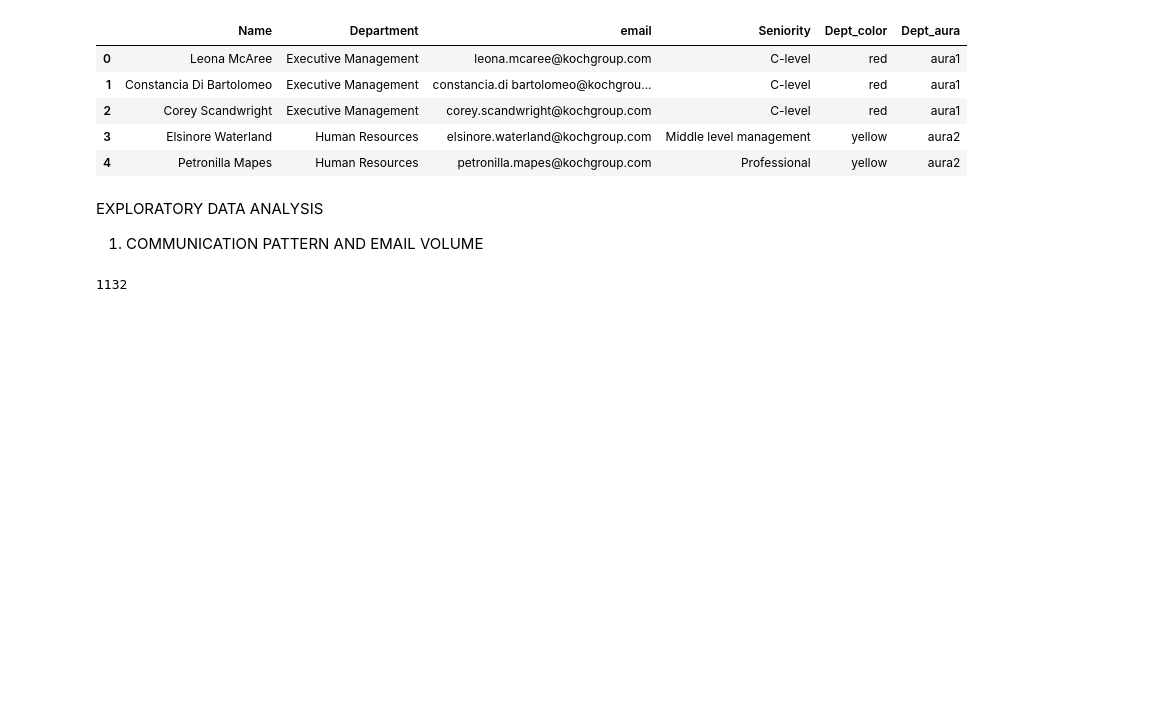
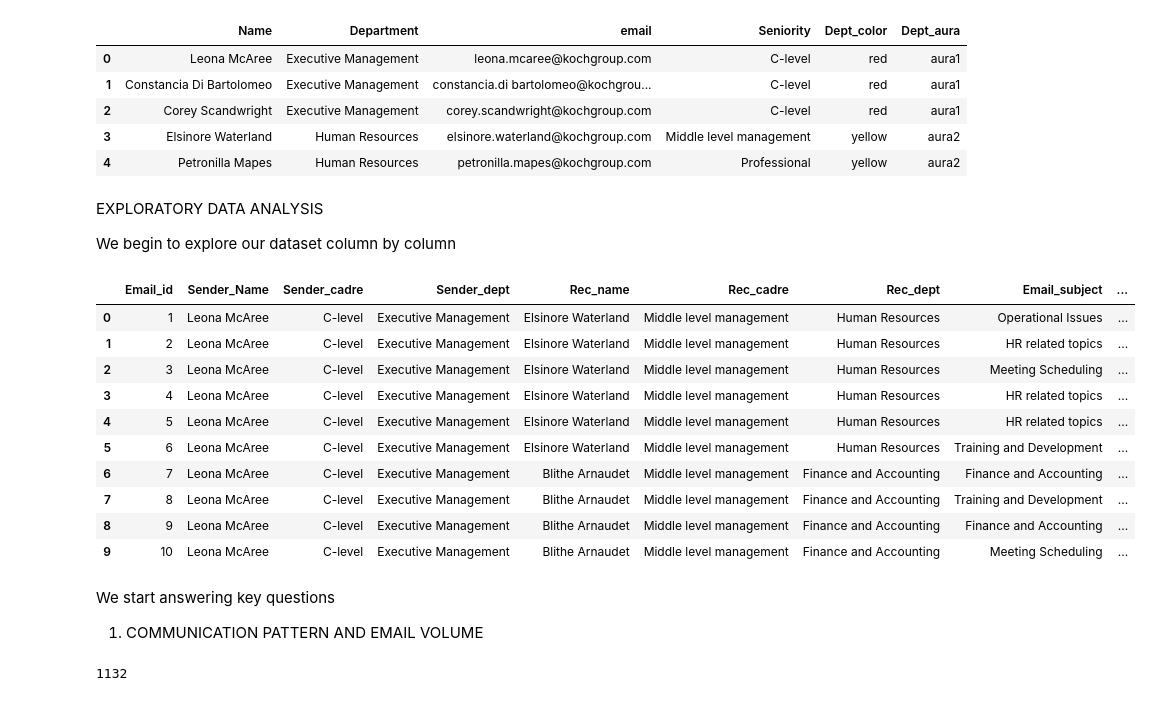
Before and after one commit to djibril968/Python_projects, a Jupyter notebook: Onyx_email_analysis.ipynb, the cells around one changed output. Drawn from its saved outputs; the diff is of its cells as text; code cells hidden in the pictures; blank space fills up the shorter version.

```diff
--- a/Onyx_email_analysis.ipynb
+++ b/Onyx_email_analysis.ipynb
@@ -184,9 +184,26 @@ Email_dim.head()
 | 2 | Corey Scandwright | Executive Management | corey.scandwright@kochgroup.com | C-level | red | aura1 |
 | 3 | Elsinore Waterland | Human Resources | elsinore.waterland@kochgroup.com | Middle level management | yellow | aura2 |
 | 4 | Petronilla Mapes | Human Resources | petronilla.mapes@kochgroup.com | Professional | yellow | aura2 |
+# %% [markdown]
+EXPLORATORY DATA ANALYSIS
+
+We begin to explore our dataset column by column
+# %%
+Email_fact_data.head(10)
+# %% [output]
+|  | Email_id | Sender_Name | Sender_cadre | Sender_dept | Rec_name | Rec_cadre | Rec_dept | Email_subject | ... |
+| 0 | 1 | Leona McAree | C-level | Executive Management | Elsinore Waterland | Middle level management | Human Resources | Operational Issues | ... |
+| 1 | 2 | Leona McAree | C-level | Executive Management | Elsinore Waterland | Middle level management | Human Resources | HR related topics | ... |
+| 2 | 3 | Leona McAree | C-level | Executive Management | Elsinore Waterland | Middle level management | Human Resources | Meeting Scheduling | ... |
+| 3 | 4 | Leona McAree | C-level | Executive Management | Elsinore Waterland | Middle level management | Human Resources | HR related topics | ... |
+| 4 | 5 | Leona McAree | C-level | Executive Management | Elsinore Waterland | Middle level management | Human Resources | HR related topics | ... |
+| 5 | 6 | Leona McAree | C-level | Executive Management | Elsinore Waterland | Middle level management | Human Resources | Training and Development | ... |
+| 6 | 7 | Leona McAree | C-level | Executive Management | Blithe Arnaudet | Middle level management | Finance and Accounting | Finance and Accounting | ... |
+| 7 | 8 | Leona McAree | C-level | Executive Management | Blithe Arnaudet | Middle level management | Finance and Accounting | Training and Development | ... |
+| 8 | 9 | Leona McAree | C-level | Executive Management | Blithe Arnaudet | Middle level management | Finance and Accounting | Finance and Accounting | ... |
+| 9 | 10 | Leona McAree | C-level | Executive Management | Blithe Arnaudet | Middle level management | Finance and Accounting | Meeting Scheduling | ... |
 # %% [markdown]
-EXPLORATORY DATA ANALYSIS
-
+We start answering key questions
 1. COMMUNICATION PATTERN AND EMAIL VOLUME
 # %%
 #now we start our analysis
```
Also changed, not shown: parts of 3 cells of this notebook.
